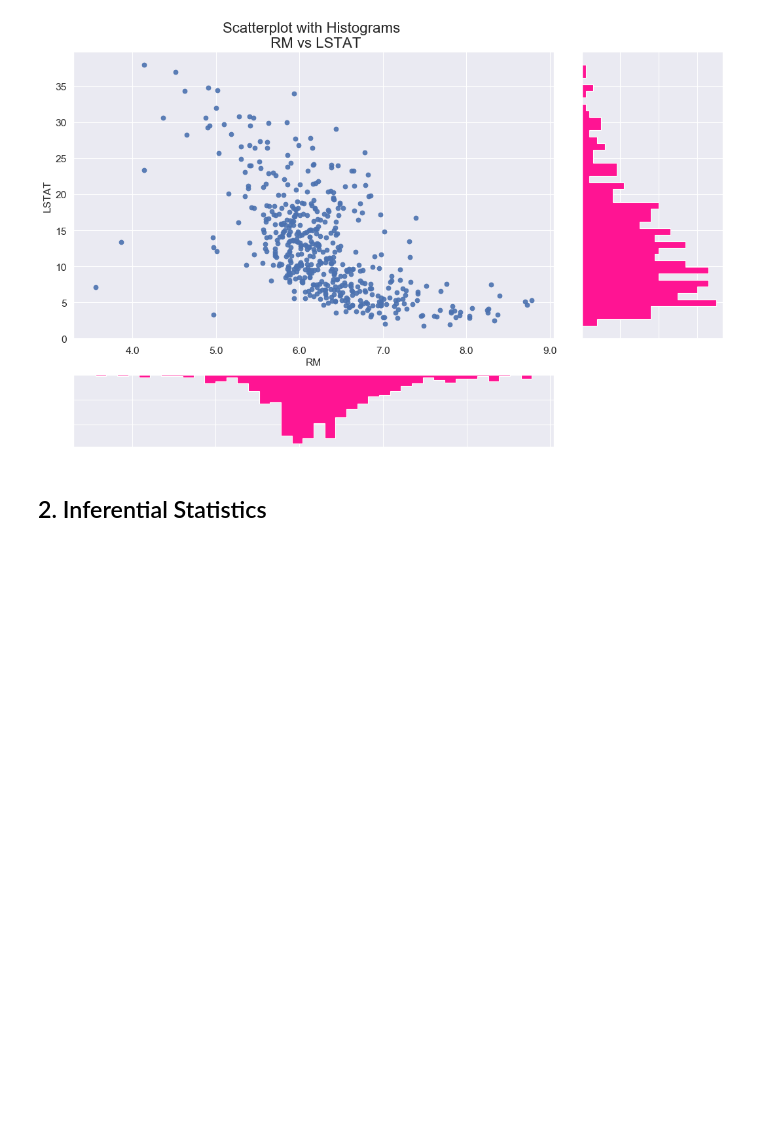
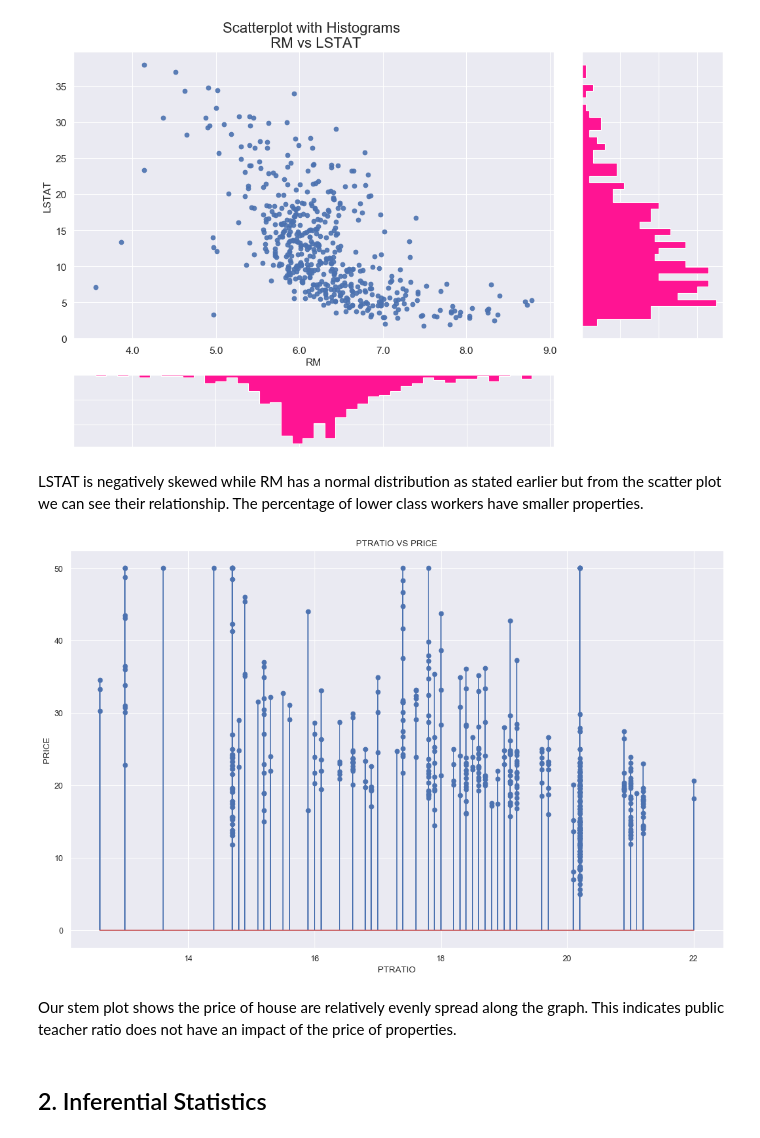
Before and after one commit to JohnADeady/ML-S-Project, a Jupyter notebook: Boston House Prices.ipynb, the cells around one changed output. Cells and saved outputs as stored; diff of their text form; code cells hidden in the pictures; blank space fills up the shorter version.

```diff
--- a/Boston House Prices.ipynb
+++ b/Boston House Prices.ipynb
@@ -227,6 +226,27 @@ ax_main.set_xticklabels(xlabels)
 plt.show()
 # %% [output]
 [figure]
+# %% [markdown]
+LSTAT is negatively skewed while RM has a normal distribution as stated earlier but from the scatter plot we can see their relationship. The percentage of lower class workers have smaller properties.
+# %%
+# Create Fig and gridspec
+fig = plt.figure(figsize=(16, 10), dpi= 80)
+
+# Use a stem plot
+plt.stem(data.PTRATIO, data.PRICE, use_line_collection=True)
+
+#Title
+plt.title("PTRATIO VS PRICE")
+
+# X -axis description
+plt.xlabel("PTRATIO")
+plt.ylabel("PRICE")
+
+plt.show()
+# %% [output]
+[figure, added]
+# %% [markdown]
+Our stem plot shows the price of house are relatively evenly spread along the graph. This indicates public teacher ratio does not have an impact of the price of properties.
 # %% [markdown]
 ## 2. Inferential Statistics
 # %% [markdown]
```
Also changed, not shown: parts of 38 cells of this notebook.
